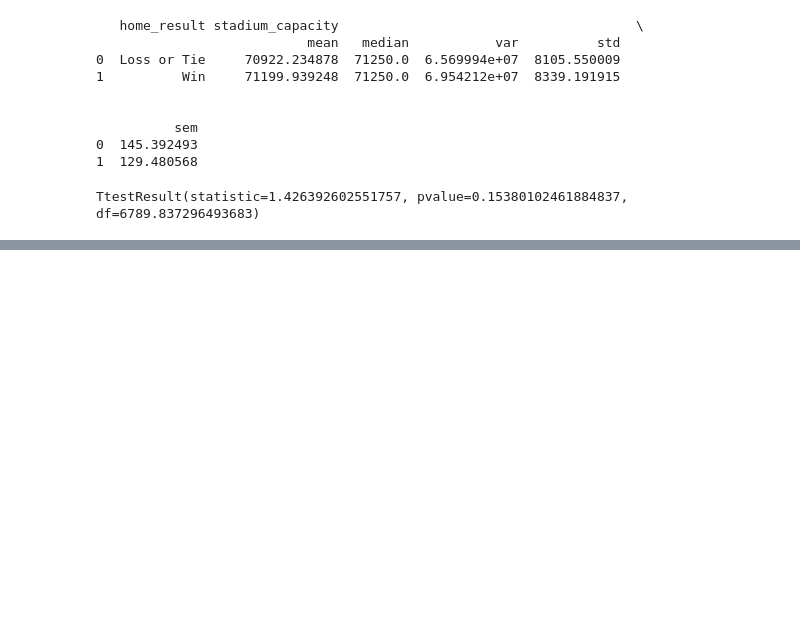
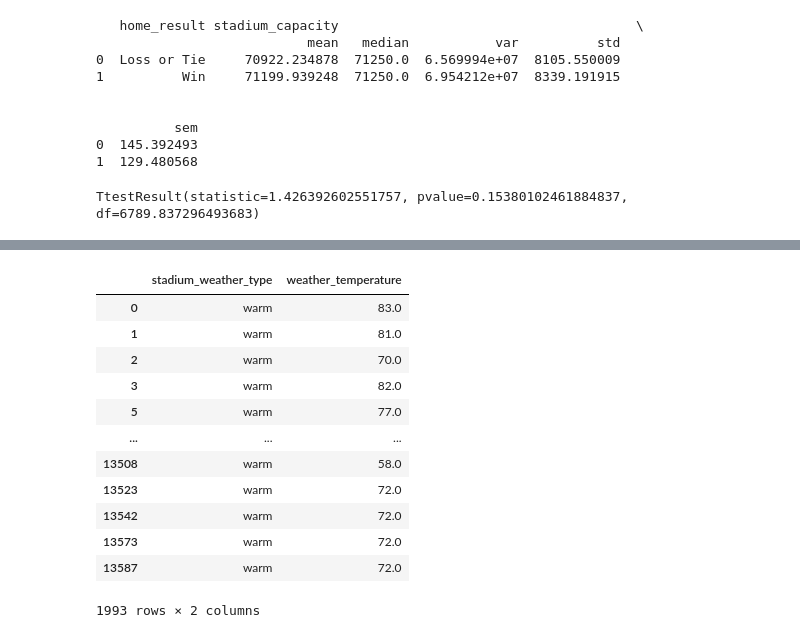
Before and after one commit to jlawrence16/project_one, a Jupyter notebook: import_data_nfl.ipynb, the cells around one changed output, grey strips where cells are left out. Saved outputs shown, nothing was run; the diff lists cells and outputs as text; code cells hidden in the pictures; blank space fills up the shorter version.

```diff
--- a/import_data_nfl.ipynb
+++ b/import_data_nfl.ipynb
@@ -439,0 +451,17 @@ TtestResult(statistic=1.426392602551757, pvalue=0.15380102461884837, df=6789.837
+# %%
+weather_4 = weather_2[(weather_2["stadium_weather_type"] == "warm")]
+weather_4
+# %% [output]
+|  | stadium_weather_type | weather_temperature |
+| 0 | warm | 83.0 |
+| 1 | warm | 81.0 |
+| 2 | warm | 70.0 |
+| 3 | warm | 82.0 |
+| 5 | warm | 77.0 |
+| ... | ... | ... |
+| 13508 | warm | 58.0 |
+| 13523 | warm | 72.0 |
+| 13542 | warm | 72.0 |
+| 13573 | warm | 72.0 |
+| 13587 | warm | 72.0 |
+1993 rows × 2 columns
```
Also changed, not shown: parts of 13 cells of this notebook.
